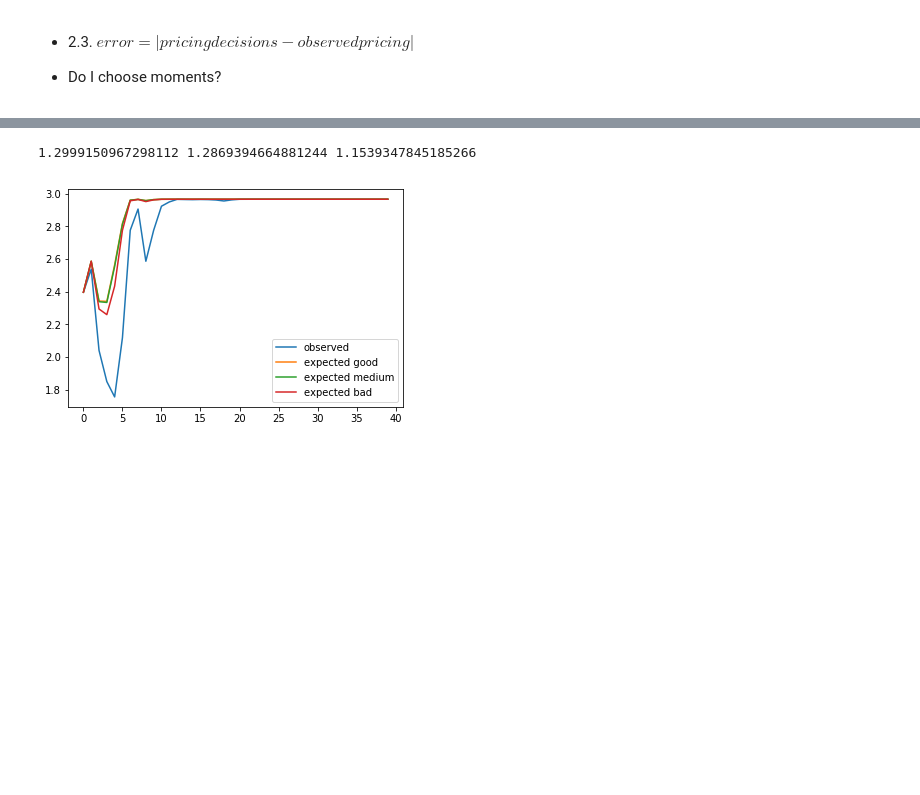
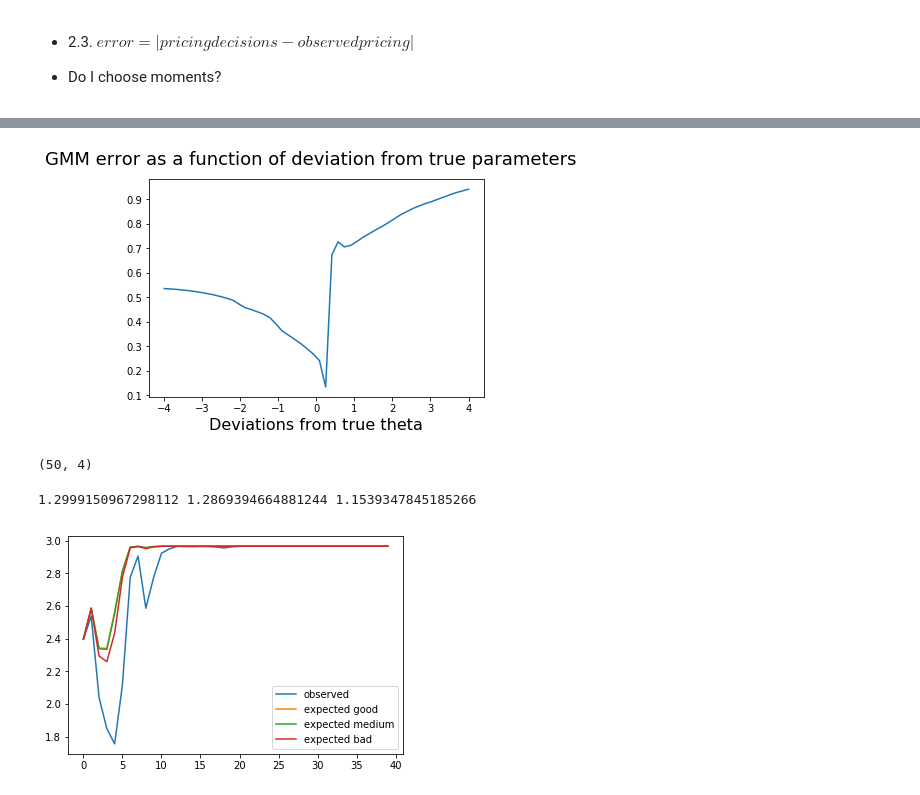
Before and after one commit to cdagnino/LearningModels, a Jupyter notebook: Notebooks/GMM_gym.ipynb, the cells around one changed output, grey strips where cells are left out. Drawn from its saved outputs; the diff is of its cells as text; code cells hidden in the pictures; blank space fills up the shorter version.

Commit message:
Moment conditions

```diff
--- a/Notebooks/GMM_gym.ipynb
+++ b/Notebooks/GMM_gym.ipynb
@@ -80,6 +80,7 @@ def from_theta_to_lamba0(θ, x):
     """
     Generates a lambda0 vector from the theta vector and x
     θ = [θ10, θ11, θ20, θ21]
+    x : characteristics of firms
     """
     lambda1 = logistic(θ[0] + θ[1]*x + np.random.normal(0, σerror))
     maxlambda2_value = 1 - lambda1
@@ -184,3 +213,48 @@ FrozenList(['firm', None])
+# %%
+def std_moments_error(θ: np.ndarray, policyF, x, observed_log_dmd,
+                      mean_std_observed_prices, min_periods=3) -> float:
+    """
+    Computes the norm of the different between the observed moments and
+    the moments predicted by the model + θ
+
+    Moments: average (over firms) standard deviation for each time period
+
+    x: characteristics of firms
+    mean_std_observed_prices: mean (over firms) of standard deviation per t
+    """
+    #CHANGE THIS: Loop over different Xs! Each firm should have its own X
+    lambda0 = from_theta_to_lamba0(θ, x)
+    mean_std_expected_prices = generate_mean_std_pricing_decisions(policyF,
+                                                lambda0, min_periods)
+
+    return np.linalg.norm(mean_std_expected_prices.values
+                          - mean_std_observed_prices.values)
+
+min_periods = 3
+
+mean_std_observed_prices = df.groupby('t').std_dev_prices.mean()[min_periods:]
+
+real_theta = np.array([-2, 3, 0.03, -2])
+
+error = []
+deviation = np.linspace(-4, 4, 50)
+thetas = real_theta + deviation[:, np.newaxis]
+
+for theta in thetas:
+    error.append(std_moments_error(theta, policyF, xs[3], 737, mean_std_observed_prices,
+                 min_periods=3))
+
+fig, ax = plt.subplots(1, 1)
+ax.plot(deviation, error)
+ax.set_xlabel("Deviations from true theta", size=16)
+fig.suptitle("GMM error as a function of deviation from true parameters", size=18);
+# %% [output]
+[figure, added]
+# %%
+thetas = real_theta +
+thetas.shape
+# %% [output]
+(50, 4)
 # %%
 def error(θ: np.ndarray, x, observed_log_dmd, observed_prices) -> float:
     lambda0 = from_theta_to_lamba0(θ, x)
```
Also changed, not shown: parts of 20 cells of this notebook.
